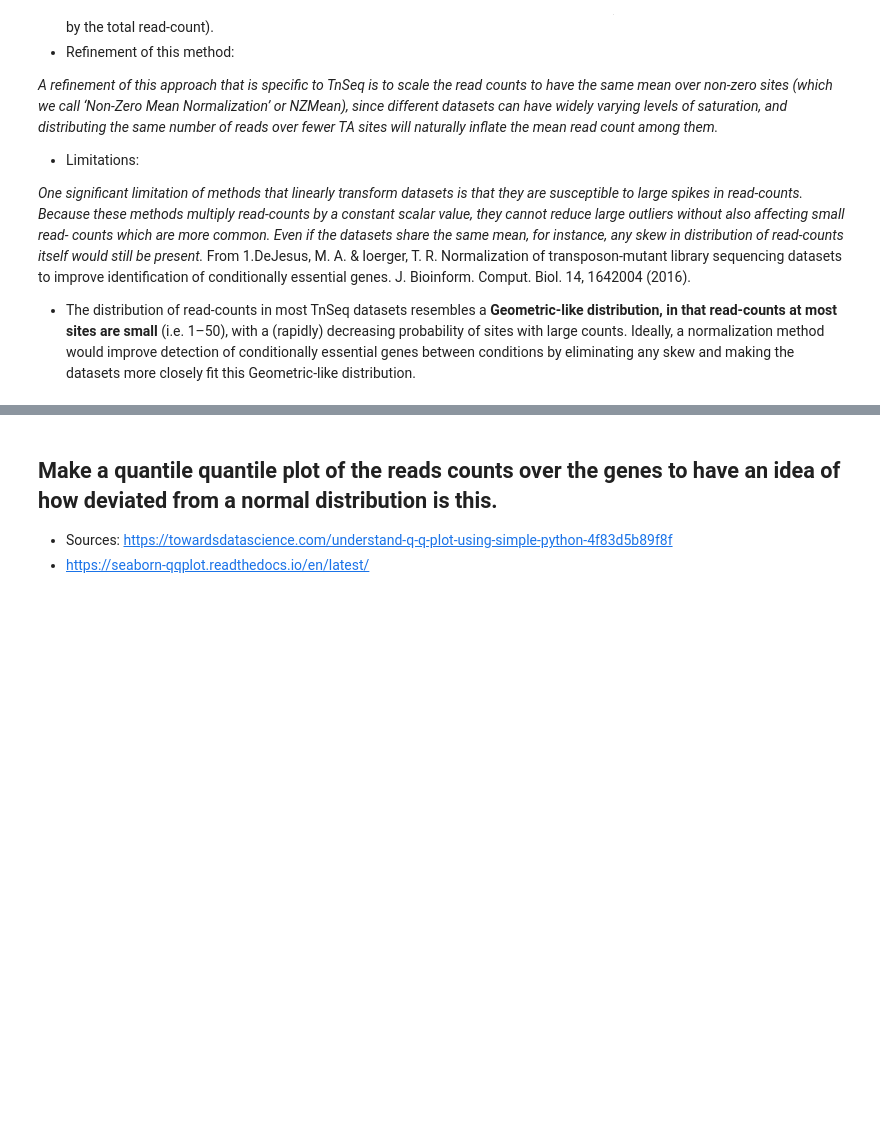
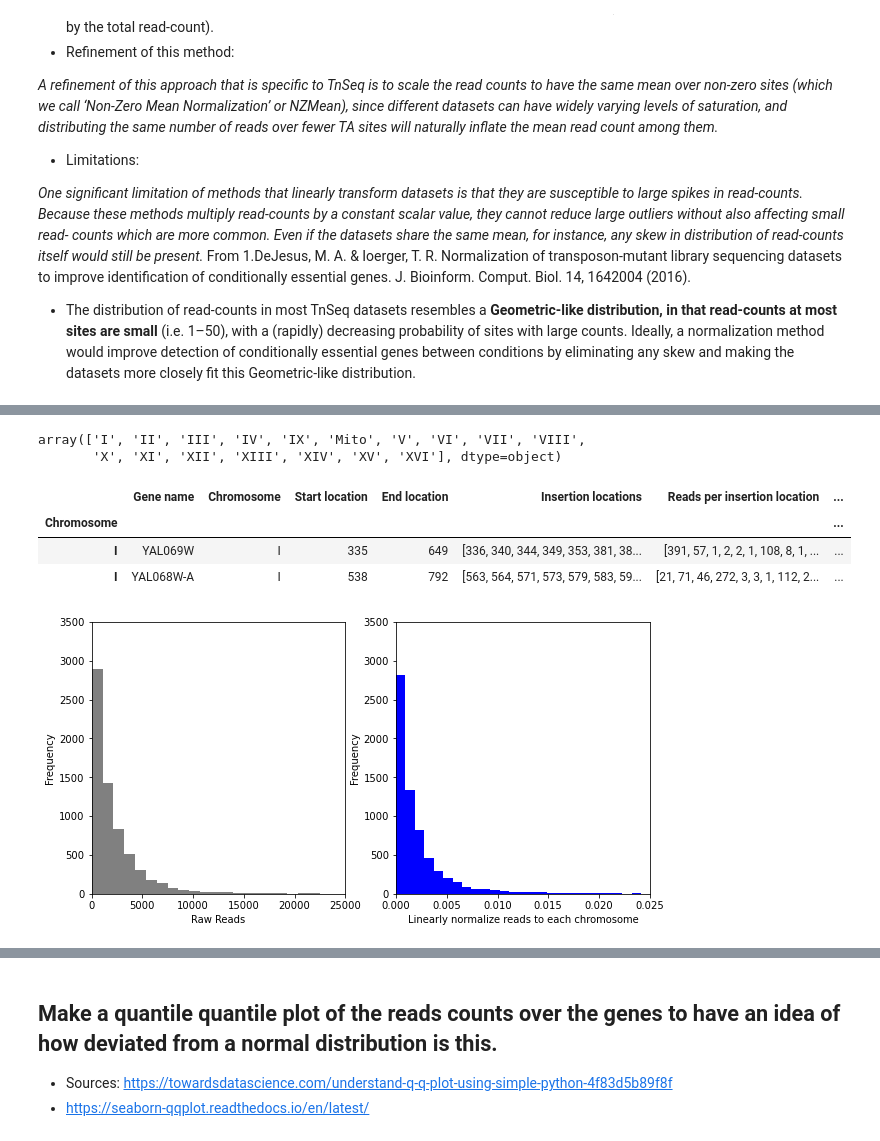
Before and after one commit to SATAY-LL/comparative-analysis-among-strains, a Jupyter notebook: src/normalization_procedures_satay_data.ipynb, the cells around one changed output, grey strips where cells are left out. Drawn from its saved outputs; the diff is of its cells as text; code cells hidden in the pictures; blank space fills up the shorter version.

```diff
--- a/src/normalization_procedures_satay_data.ipynb
+++ b/src/normalization_procedures_satay_data.ipynb
@@ -71,0 +82,19 @@ skew and making the datasets more closely fit this Geometric-like distribution.
+# %%
+## Linear transformation of the reads over the chromosomes
+chrom=["I","II","III","IV","V","VI","VII","VIII","IX","X","XI","XII","XIII","XIV","XV","XVI"]
+
+
+data2normalize=list_data_pd.copy()
+
+data2normalize_wt=data2normalize.loc[backgrounds[0]]
+
+
+reads_per_chrom=data2normalize_wt.groupby(by=["Chromosome"]).sum()["Reads"]
+insertions_per_chrom=data2normalize_wt.groupby(by=["Chromosome"]).sum()["Insertions"]
+
+data2normalize_wt.index=data2normalize_wt["Chromosome"]
+# %%
+for i in chrom:
+    data2normalize_WT_chrom=data2normalize_wt.loc[data2normalize_wt["Chromosome"]==i]
+    data2normalize_wt.loc[data2normalize_wt["Chromosome"]==i,"Linear-norm-reads"]=data2normalize_WT_chrom.loc[:,"Reads"]/reads_per_chrom[i]
+    data2normalize_wt.loc[data2normalize_wt["Chromosome"]==i,"Linear-norm-insertions"]=data2normalize_WT_chrom.loc[:,"Insertions"]/insertions_per_chrom[i]
@@ -71,0 +112,3 @@ skew and making the datasets more closely fit this Geometric-like distribution.
+# %%
+lengths_genes=data2normalize_WT_chrom.loc[:,"End location"]-data2normalize_WT_chrom.loc[:,"Start location"]
+lengths_genes
@@ -71,0 +129,5 @@ skew and making the datasets more closely fit this Geometric-like distribution.
+# %%
+np.unique(data2normalize_wt.index)
+# %% [output]
+array(['I', 'II', 'III', 'IV', 'IX', 'Mito', 'V', 'VI', 'VII', 'VIII',
+       'X', 'XI', 'XII', 'XIII', 'XIV', 'XV', 'XVI'], dtype=object)
@@ -71,0 +163,29 @@ skew and making the datasets more closely fit this Geometric-like distribution.
+# %%
+data_norm_wt=linear_transformation_per_background(list_data_pd,backgrounds[0],chrom_length)
+# %%
+data_norm_wt.head(2)
+# %% [output]
+|  | Gene name | Chromosome | Start location | End location | Insertion locations | Reads per insertion location | ... |
+| Chromosome |  |  |  |  |  |  | ... |
+| I | YAL069W | I | 335 | 649 | [336, 340, 344, 349, 353, 381, 38... | [391, 57, 1, 2, 2, 1, 108, 8, 1, ... | ... |
+| I | YAL068W-A | I | 538 | 792 | [563, 564, 571, 573, 579, 583, 59... | [21, 71, 46, 272, 3, 3, 1, 112, 2... | ... |
+# %%
+## Visualization of the linear transformation
+
+fig, ax = plt.subplots(nrows=1, ncols=2, figsize=(10,5))
+
+data=data_norm_wt
+
+
+ax[0].hist(data.loc[:,"Reads"],bins=950,color="gray");
+ax[0].set_xlim(0,25000)
+ax[0].set_xlabel("Raw Reads")
+
+ax[1].hist(data.loc[:,"Linear-norm-reads"],bins=500,color="blue");
+ax[1].set_xlim(0,0.025)
+ax[1].set_xlabel("Linearly normalize reads to each chromosome")
+for axes in ax:
+    axes.set_ylabel("Frequency")
+    axes.set_ylim(0,3500)
+# %% [output]
+[figure, added]
```
Also changed, not shown: parts of 22 cells of this notebook, 12 other files.
